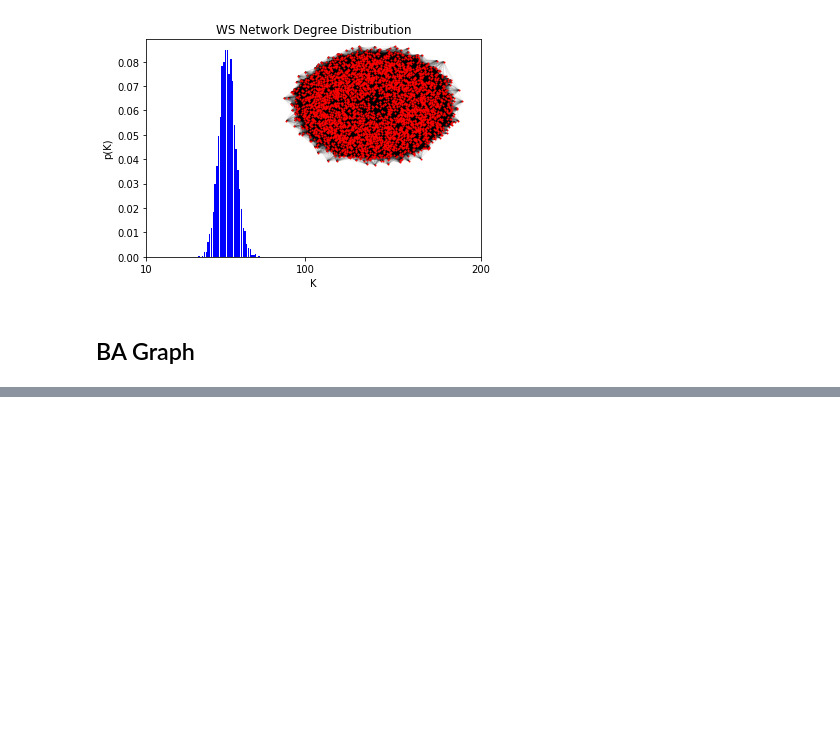
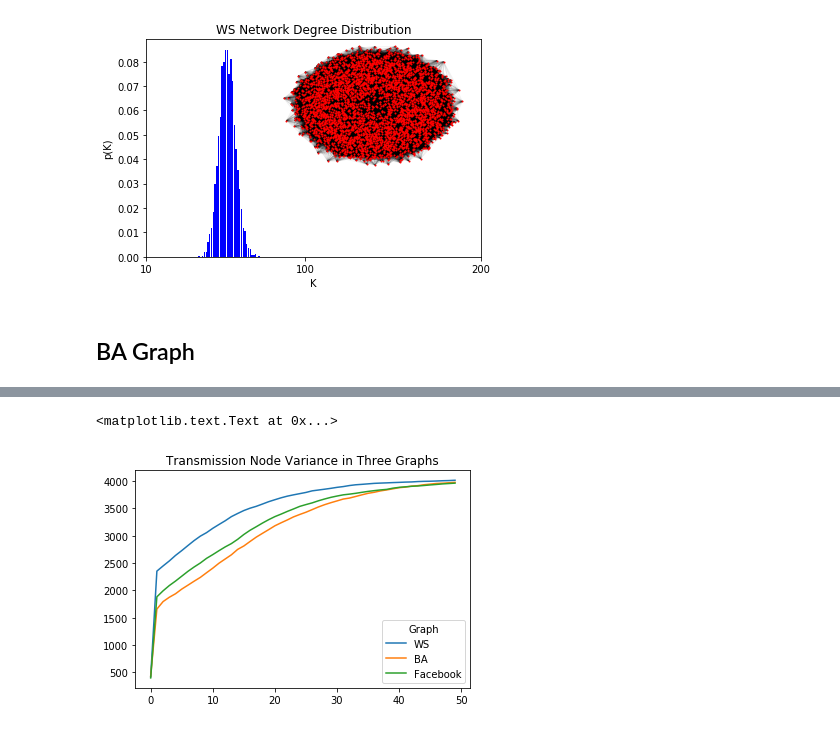
Before and after one commit to asrayousuf/InformationDiffusion, a Jupyter notebook: notebooks/Part-1-NetworkComparison.ipynb, the cells around one changed output, grey strips where cells are left out. Cells and saved outputs as stored; diff of their text form; code cells hidden in the pictures; blank space fills up the shorter version.

```diff
--- a/notebooks/Part-1-NetworkComparison.ipynb
+++ b/notebooks/Part-1-NetworkComparison.ipynb
@@ -159,0 +112,13 @@ plot_graph_degree(ba_graph, "BA Network Degree Distribution", [300, 100, 10])
+# %%
+# Transmission Node Variance Comparison between the Three Graphs
+iteration_num =50
+x=list(range(0,iteration_num))
+
+plt.plot(x, WSrecords[:,1].tolist(),label="WS")
+plt.plot(x, BArecords[:,1].tolist(),label="BA")
+plt.plot(x, FacebookRecords[:,1].tolist(),label="Facebook")
+plt.legend(title="Graph",loc="best")
+plt.title("Transmission Node Variance in Three Graphs")
+# %% [output]
+<matplotlib.text.Text at 0x...>
+[figure, added]
```
Also changed, not shown: parts of 27 cells of this notebook.
